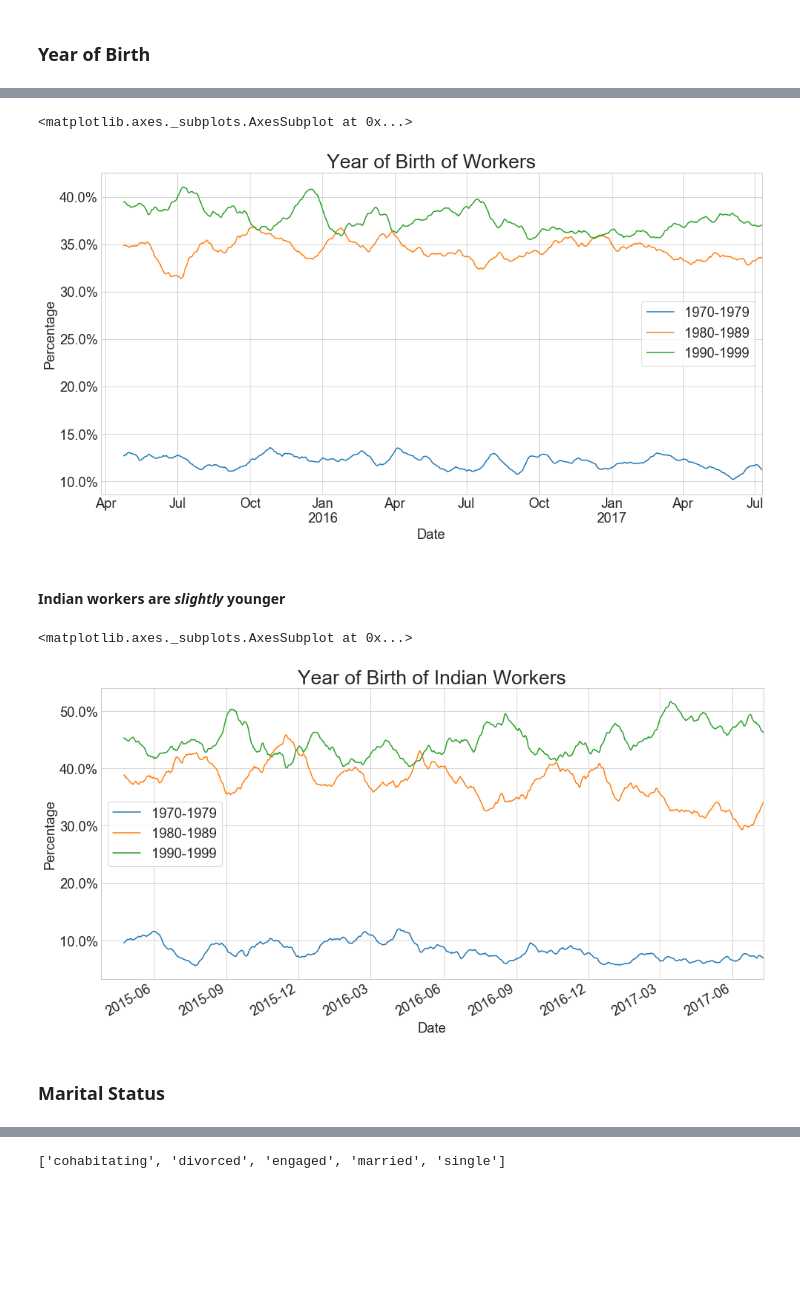
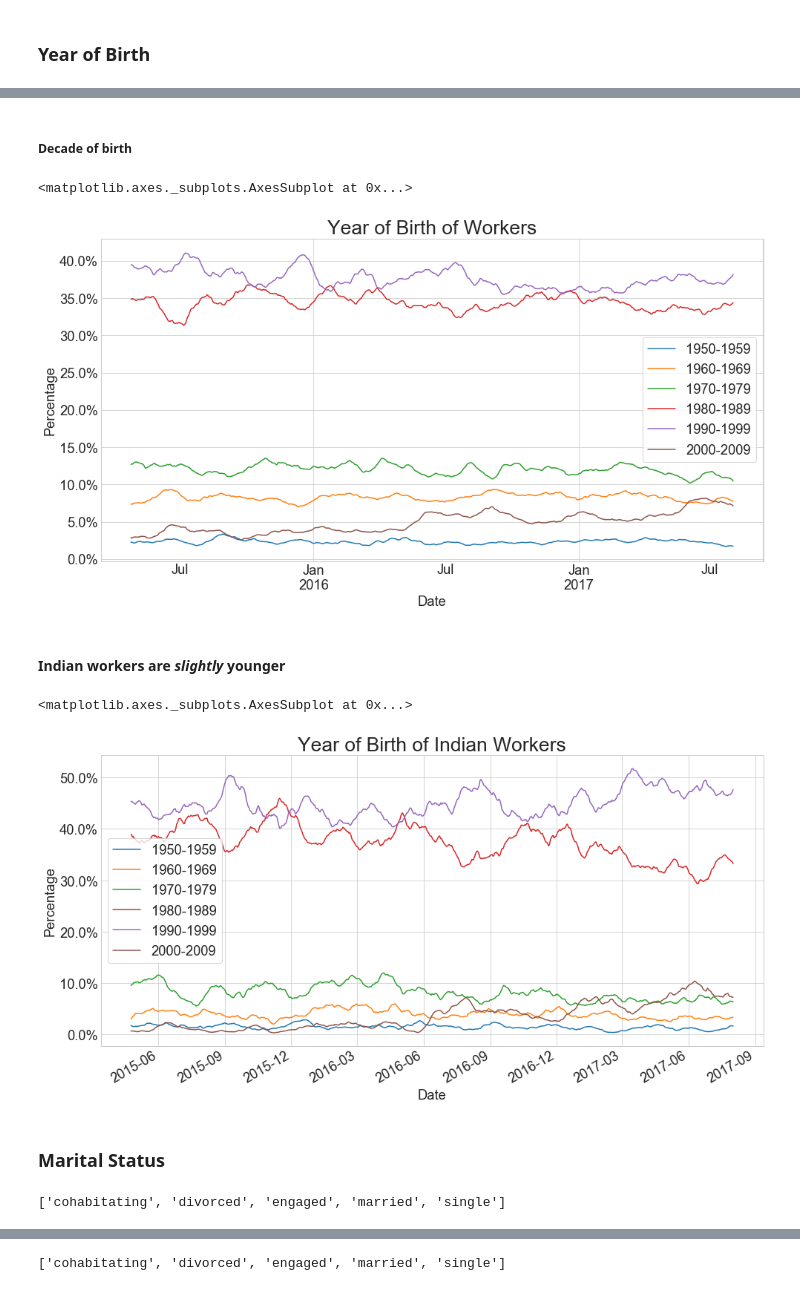
Before and after one commit to ipeirotis/mturk_demographics, a Jupyter notebook: 2_Basic_Demographic_Plots.ipynb, the cells around one changed output, grey strips where cells are left out. Saved outputs shown, nothing was run; the diff lists cells and outputs as text; code cells hidden in the pictures; blank space fills up the shorter version.

```diff
--- a/2_Basic_Demographic_Plots.ipynb
+++ b/2_Basic_Demographic_Plots.ipynb
@@ -136,7 +137,9 @@ sns.__version__
 # %%
-sns.set_style("whitegrid")
 mpl.rc("figure", figsize=(16, 8))
 mpl.rcParams.update({'font.size': 22})
+mpl.rcParams['pdf.fonttype'] = 42
+mpl.rcParams['ps.fonttype'] = 42
+sns.set_style("whitegrid")
 # %% [markdown]
 #### Countries of the workers
 # %%
@@ -145,5 +168,5 @@ country = 100* df['location_country'].value_counts() / len(df)
 # %%
-ax = country.head(20).plot.bar(logy=True, fontsize='large')
+ax = country.head(20).plot.bar(log=True, fontsize='large', color=sns.color_palette(n_colors=1))
 ax.set_title("Top-20 Countries of Mechanical Turk Workers", fontsize='large')
 ax.set_xlabel("Country", fontsize='small')
 ax.set_ylabel("Percentage of Workers (log-scale)", fontsize='large')
@@ -152,7 +175,7 @@ fmt = '%.1f%%' # Format you want the ticks, e.g. '40%'
 yticks = mtick.FormatStrFormatter(fmt)
 ax.yaxis.set_major_formatter(yticks)
 ax.set_yticks([0.1, 0.2, 0.4, 0.8, 1.6, 3.2, 6.4, 12.5, 25, 50, 100])
-# ax.yaxis.set_major_formatter(mtick.PercentFormatter())
+#ax.yaxis.set_major_formatter(mtick.PercentFormatter())
 
 fig = ax.get_figure()
 fig.savefig('plots/countries.pdf', bbox_inches='tight')
@@ -341,9 +498,16 @@ decades = ['1970-1979', '1980-1989', '1990-1999']
+# %% [markdown]
+##### Decade of birth
+# %%
+df['yob_decade'] = df['year_of_birth'].apply(lambda x: str(int(round(x,-1)))+'-'+str(int(round(x,-1))+9))
+decades = ['1950-1959', '1960-1969', '1970-1979', '1980-1989', '1990-1999','2000-2009']
+yob_table = pd.crosstab(index=df.date, columns=df.yob_decade,
+                            values='worker_id', aggfunc=np.count_nonzero, normalize='index')
 # %%
 time_plot(100*yob_table[decades], "Year of Birth of Workers",
-          filename = 'plots/yearofbirth.pdf', confidence = False, legend = True)
+          filename = 'plots/decateofbirth.pdf', confidence = False, legend = True)
 # %% [output]
 <matplotlib.axes._subplots.AxesSubplot at 0x...>
-[figure, old version]
+[figure, new version]
 # %% [markdown]
 #### Indian workers are *slightly* younger
 # %%
@@ -355,6 +519,6 @@ time_plot(100*yob_table_in[decades], "Year of Birth of Indian Workers",
           'plots/yearofbirth-indian.pdf', confidence = False, legend = True)
 # %% [output]
 <matplotlib.axes._subplots.AxesSubplot at 0x...>
-[figure, old version]
+[figure, new version]
 # %% [markdown]
 ### Marital Status
@@ -360,0 +530,9 @@ time_plot(100*yob_table_in[decades], "Year of Birth of Indian Workers",
+# %%
+status = set(df.marital_status)
+status.discard('None')
+status.discard('separated')
+status.discard('widowed')
+status = sorted(status)
+status
+# %% [output]
+['cohabitating', 'divorced', 'engaged', 'married', 'single']
```
Also changed, not shown: parts of 65 cells of this notebook, 39 other files.
